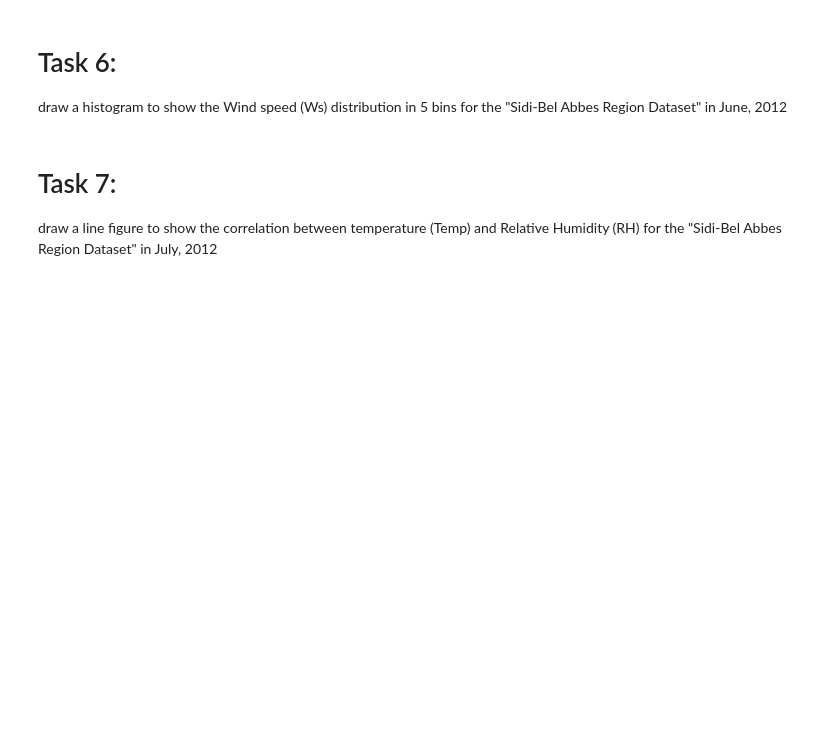
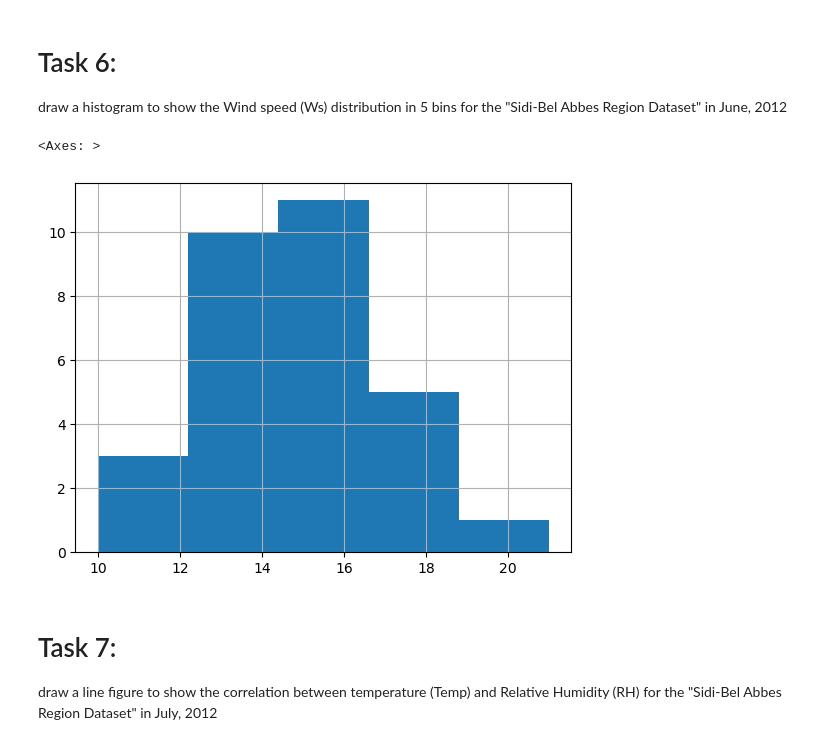
Before and after one commit to cbarbes1/COSC311, a Jupyter notebook: PythonNotes/Lab2.ipynb, the cells around one changed output. Saved outputs shown, nothing was run; the diff lists cells and outputs as text; code cells hidden in the pictures; blank space fills up the shorter version.

```diff
--- a/PythonNotes/Lab2.ipynb
+++ b/PythonNotes/Lab2.ipynb
@@ -171,6 +225,11 @@ draw a bar figure to show the maximum Rain amount in a day for each month for th
 # Task 6:
 draw a histogram to show the Wind speed (Ws) distribution in 5 bins for the "Sidi-Bel
 Abbes Region Dataset" in June, 2012
+# %%
+data2['Ws'][data2['month'] == 6].hist(bins=5)
+# %% [output]
+<Axes: >
+[figure, added]
 # %% [markdown]
 # Task 7:
 draw a line figure to show the correlation between temperature (Temp) and Relative
```
Also changed, not shown: parts of 13 cells of this notebook.
